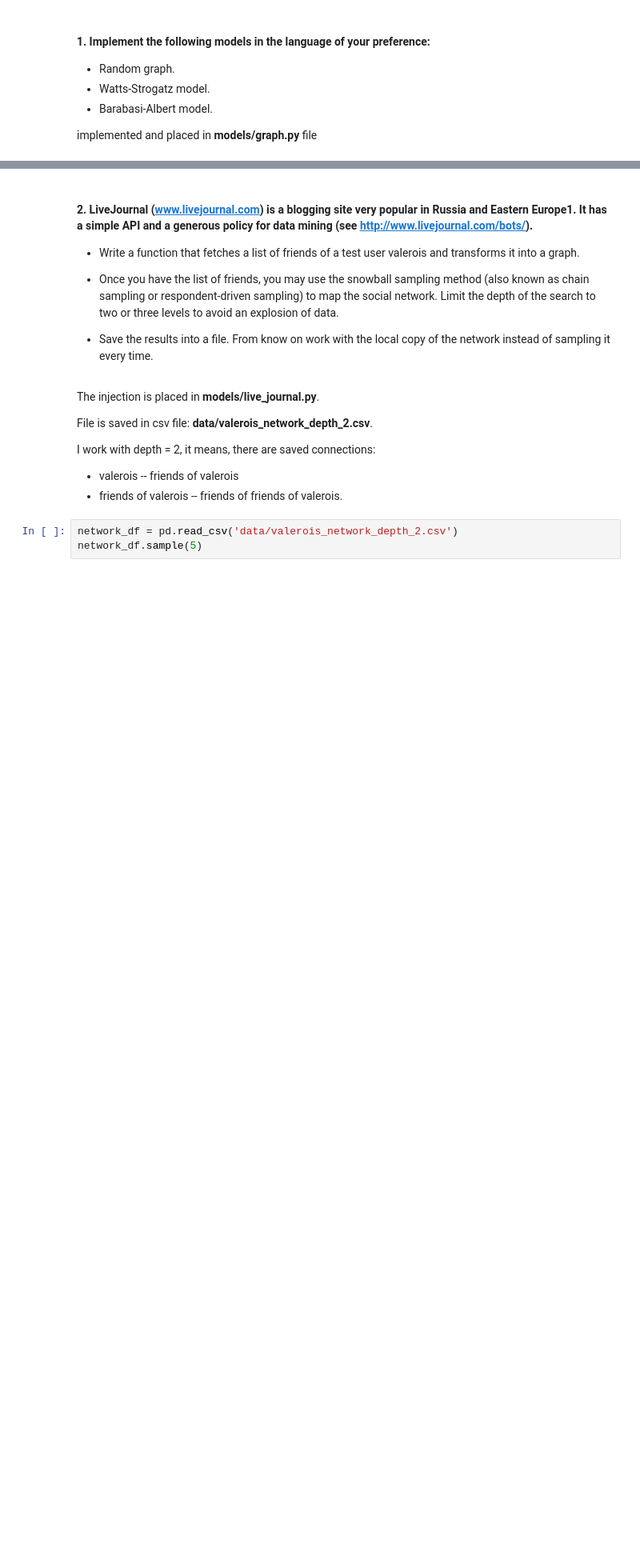
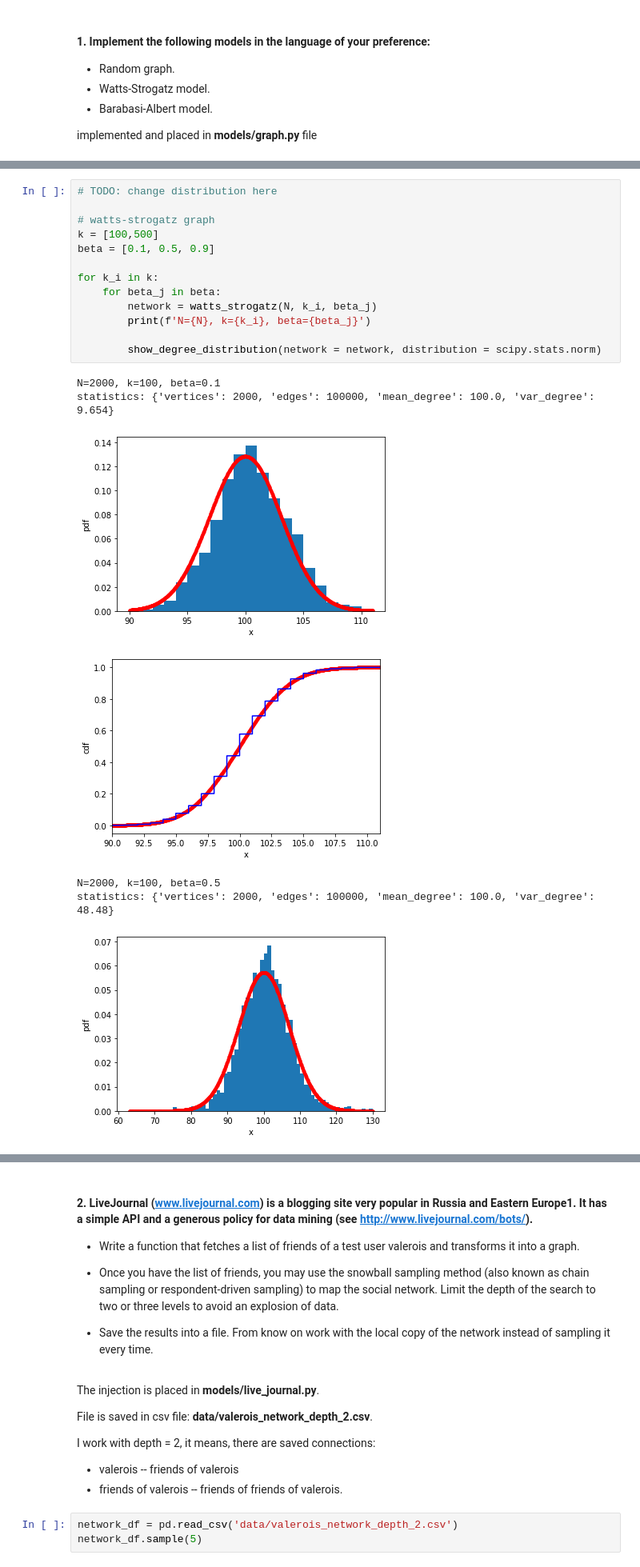
Before and after one commit to rogulforce/DPoCN, a Jupyter notebook: list_3/presentation.ipynb, the cells around one changed output, grey strips where cells are left out. Shown at 80% size. Cells and saved outputs as stored; diff of their text form; blank space fills up the shorter version.

```diff
--- a/list_3/presentation.ipynb
+++ b/list_3/presentation.ipynb
@@ -51,0 +50,21 @@ AtlasView({5: {}, 6: {}})
+# %%
+# TODO: change distribution here
+
+# watts-strogatz graph
+k = [100,500]
+beta = [0.1, 0.5, 0.9]
+
+for k_i in k:
+    for beta_j in beta:
+        network = watts_strogatz(N, k_i, beta_j)
+        print(f'N={N}, k={k_i}, beta={beta_j}')
+
+        show_degree_distribution(network = network, distribution = scipy.stats.norm)
+# %% [output]
+N=2000, k=100, beta=0.1
+statistics: {'vertices': 2000, 'edges': 100000, 'mean_degree': 100.0, 'var_degree': 9.654}
+[figure, added]
+[figure, added]
+N=2000, k=100, beta=0.5
+statistics: {'vertices': 2000, 'edges': 100000, 'mean_degree': 100.0, 'var_degree': 48.48}
+[figure, added]
```
Also changed, not shown: parts of 16 cells of this notebook, 2 other files.
